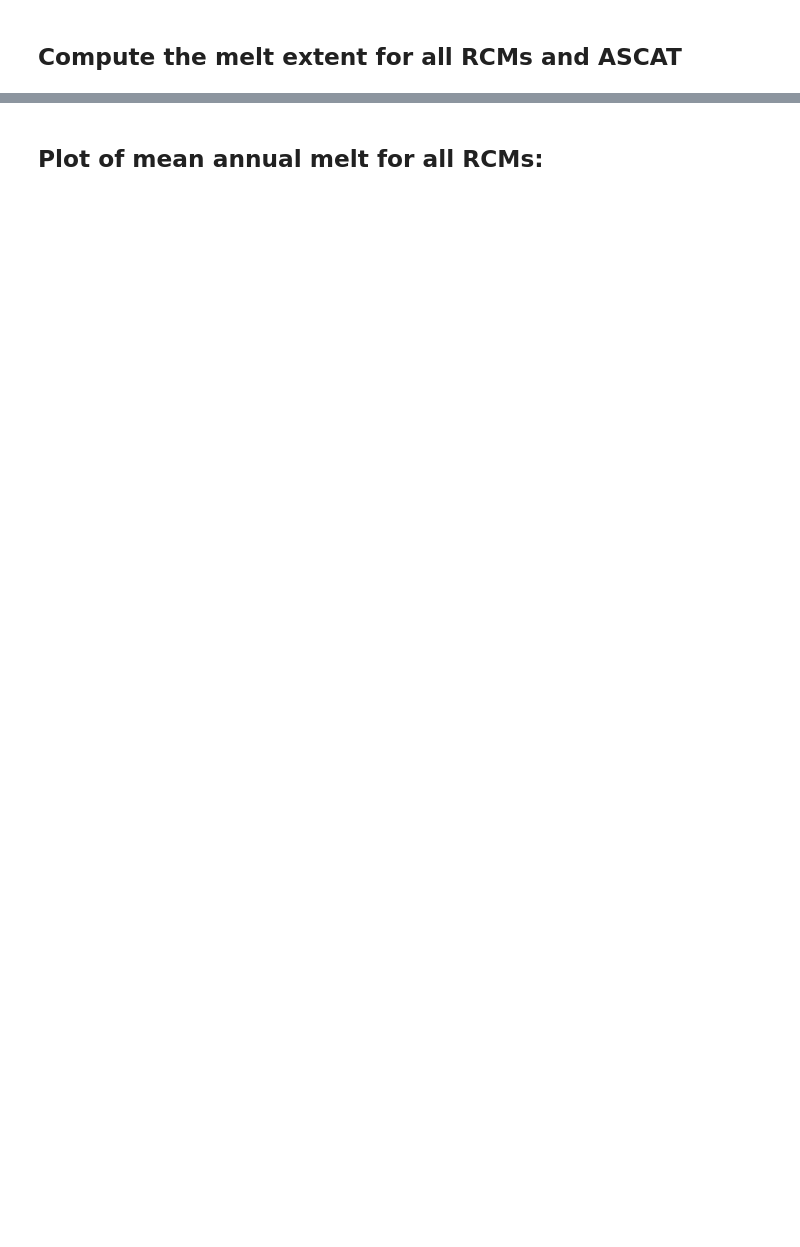
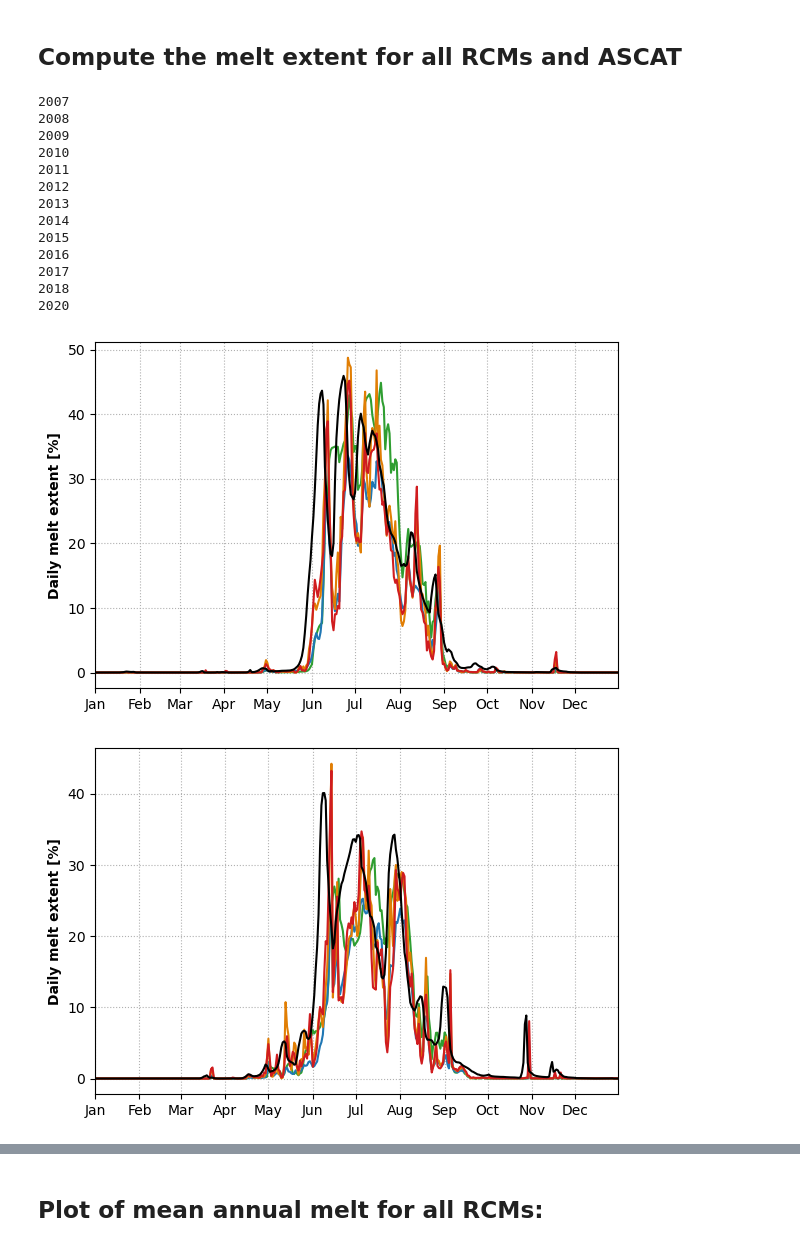
Before and after one commit to anpug/4DG_meltmaps, a Jupyter notebook: notebooks/melt_extent.ipynb, the cells around one changed output, grey strips where cells are left out. Cells and saved outputs as stored; diff of their text form; code cells hidden in the pictures; blank space fills up the shorter version.

Commit message:
added notebooks up to date

```diff
--- a/notebooks/melt_extent.ipynb
+++ b/notebooks/melt_extent.ipynb
@@ -96,14 +98,12 @@ for year in range(2007, 2021):
     melt_extent_ascat = np.sum(melt_ascat.reshape(melt_ascat.shape[0], -1), axis = 1)
     max_extent_ascat = np.max(melt_extent_ascat/59959*100)
 
-    # import mdates
-    import matplotlib.dates as mdates
 
-    max_melt_hirham_era5 = compute_max_melt_extent(meltdays_hirham_era5)
-    max_melt_hirham_erai = compute_max_melt_extent(meltdays_hirham_erai)
-    max_melt_racmo = compute_max_melt_extent(meltdays_racmo)
-    max_melt_mar = compute_max_melt_extent(meltdays_mar)
-    max_extent_ascat = compute_max_melt_extent(meltdays_ascat)
+    max_melt_hirham_era5 = compute_max_melt_extent(meltdays_hirham_era5, ascat_mask)
+    max_melt_hirham_erai = compute_max_melt_extent(meltdays_hirham_erai, ascat_mask)
+    max_melt_racmo = compute_max_melt_extent(meltdays_racmo, ascat_mask)
+    max_melt_mar = compute_max_melt_extent(meltdays_mar, ascat_mask)
+    max_extent_ascat = compute_max_melt_extent(meltdays_ascat, ascat_mask)
 
     if year >= 2006:
          dates = pd.date_range(f'01-01-{year}', end = f'31-12-{year}')
@@ -128,30 +128,46 @@ for year in range(2007, 2021):
          fig.tight_layout()
          fig.savefig(home_dir + f'/figures/melt_extent_{year}.png')
 
     daily_melt_extent.append([compute_melt_extent(hirham_era5*mask, 4.1), compute_melt_extent(hirham_erai*mask,0.4), compute_melt_extent(mar*mask, 1),
                                 compute_melt_extent(racmo*mask, 0.7), melt_extent_ascat/59959*100])
 
     max_melt_extent.append([max_extent_ascat, max_melt_hirham_era5, max_melt_hirham_erai,
                             max_melt_racmo, max_melt_mar])
 
     data_for_pickle = np.stack([meltdays_ascat, meltdays_hirham_era5,  meltdays_hirham_erai,
                                  meltdays_racmo, meltdays_mar])
 
     with open(home_dir + f'/pickles/meltdays_{year}_th_01.pkl','wb') as f:
          pickle.dump(data_for_pickle, f)
 
 
     hirham_era5_sum.append(np.nansum(hirham_era5, axis = 0))
     hirham_erai_sum.append(np.nansum(hirham_erai, axis = 0))
     mar_sum.append(np.nansum(mar, axis = 0))
     racmo_sum.append(np.nansum(racmo, axis = 0))
 
 
 max_melt_extent = np.array(max_melt_extent)
 
 # Stack all daily extents:
 hirham_era5_stack = np.stack([daily_melt_extent[0][0][:365], daily_melt_extent[1][0][:365], daily_melt_extent[2][0][:365], daily_melt_extent[3][0][:365], daily_melt_extent[4][0][:365], daily_melt_extent[5][0][:365], daily_melt_extent[6][0][:365], daily_melt_extent[7][0][:365], daily_melt_extent[8][0][:365], daily_melt_extent[9][0][:365], daily_melt_extent[10][0][:365], daily_melt_extent[11][0][:365], daily_melt_extent[12][0][:365]])
 hirham_erai_stack = np.stack([daily_melt_extent[0][1][:365], daily_melt_extent[1][1][:365], daily_melt_extent[2][1][:365], daily_melt_extent[3][1][:365], daily_melt_extent[4][1][:365], daily_melt_extent[5][1][:365], daily_melt_extent[6][1][:365], daily_melt_extent[7][1][:365], daily_melt_extent[8][1][:365], daily_melt_extent[9][1][:365], daily_melt_extent[10][1][:365], daily_melt_extent[11][1][:365], daily_melt_extent[12][1][:365]])
 racmo_stack = np.stack([daily_melt_extent[0][3][:365], daily_melt_extent[1][3][:365], daily_melt_extent[2][3][:365], daily_melt_extent[3][3][:365], daily_melt_extent[4][3][:365], daily_melt_extent[5][3][:365], daily_melt_extent[6][3][:365], daily_melt_extent[7][3][:365], daily_melt_extent[8][3][:365], daily_melt_extent[9][3][:365], daily_melt_extent[10][3][:365], daily_melt_extent[11][3][:365], daily_melt_extent[12][3][:365]])
 mar_stack = np.stack([daily_melt_extent[0][2][:365], daily_melt_extent[1][2][:365], daily_melt_extent[2][2][:365], daily_melt_extent[3][2][:365], daily_melt_extent[4][2][:365], daily_melt_extent[5][2][:365], daily_melt_extent[6][2][:365], daily_melt_extent[7][2][:365], daily_melt_extent[8][2][:365], daily_melt_extent[9][2][:365], daily_melt_extent[10][2][:365], daily_melt_extent[11][2][:365], daily_melt_extent[12][2][:365]])
 ascat_stack = np.stack([daily_melt_extent[0][4][:365], daily_melt_extent[1][4][:365], daily_melt_extent[2][4][:365], daily_melt_extent[3][4][:365], daily_melt_extent[4][4][:365], daily_melt_extent[5][4][:365], daily_melt_extent[6][4][:365], daily_melt_extent[7][4][:365], daily_melt_extent[8][4][:365], daily_melt_extent[9][4][:365], daily_melt_extent[10][4][:365], daily_melt_extent[11][4][:365], daily_melt_extent[12][4][:365]])
+# %% [output]
+2007
+2008
+2009
+2010
+2011
+2012
+2013
+2014
+2015
+2016
+2017
+2018
+2020
+[figure, added]
+[figure, added]
```
Also changed, not shown: parts of 5 cells of this notebook, 2 other files.
